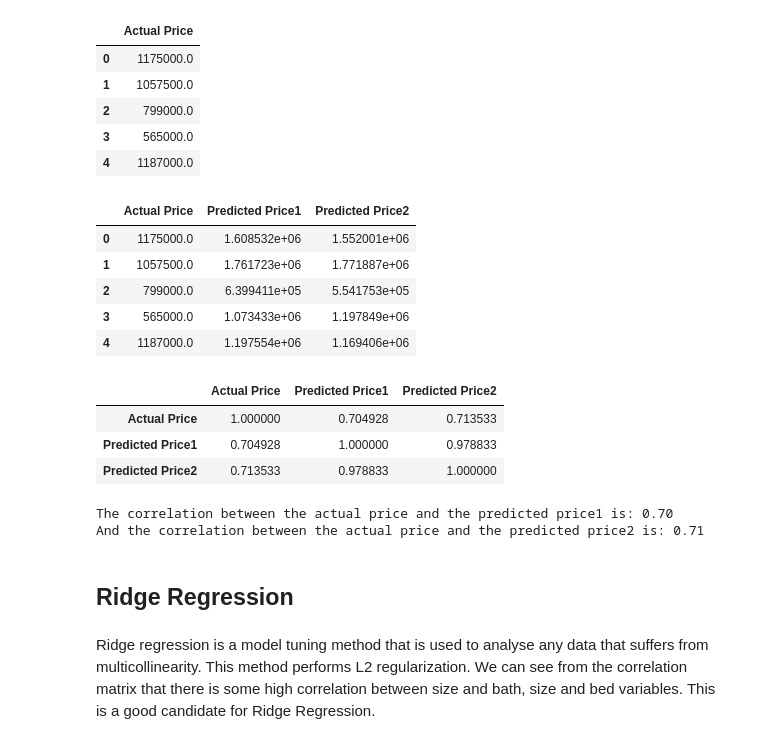
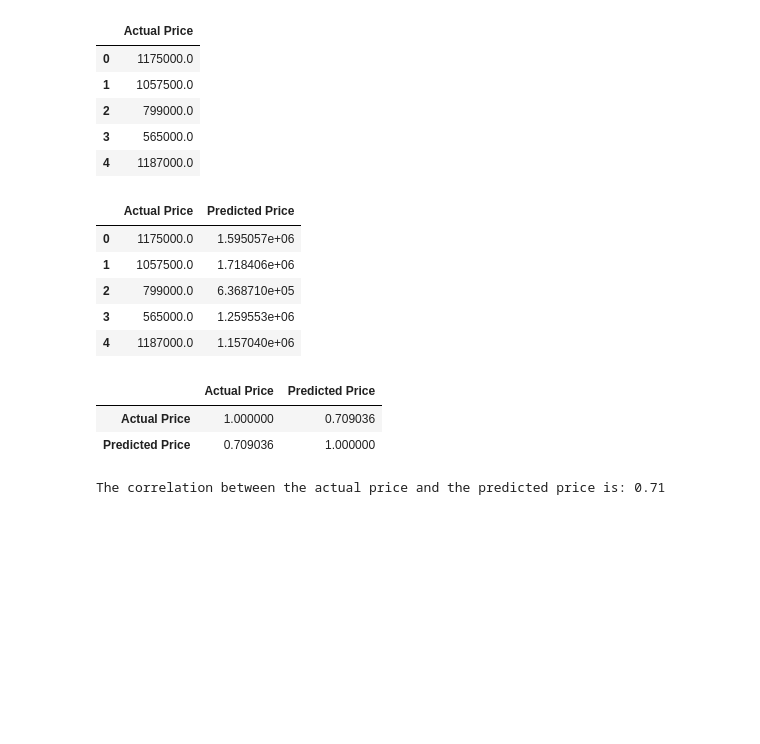
Before and after one commit to MedCoder001/Seattle_Home_Prices_Prediction, a Jupyter notebook: Model/Seattle_Home_Prices_Prediction.ipynb, the cells around one changed output. Saved outputs shown, nothing was run; the diff lists cells and outputs as text; code cells hidden in the pictures; blank space fills up the shorter version.

```diff
--- a/Seattle_Home_Prices_Prediction.ipynb
+++ b/Model/Seattle_Home_Prices_Prediction.ipynb
@@ -402,0 +455,7 @@ LinearRegression()
+# %%
+# Best algorithm is Linear regression model
+
+# Building a multiple regression model
+model = LinearRegression(fit_intercept=False)
+
+model.fit(X, y)
@@ -425,27 +487,0 @@ Variance score: 0.49
-# %%
-from sklearn.linear_model import LinearRegression
-from sklearn.model_selection import GridSearchCV
-from sklearn.metrics import mean_squared_error
-
-# Define the hyperparameter grid
-param_grid = {
-    'fit_intercept': [True, False]
-}
-
-# Define the model
-model2 = LinearRegression()
-
-# Define the grid search with cross-validation
-grid_search = GridSearchCV(estimator=model2, param_grid=param_grid, scoring='neg_mean_squared_error', cv=5)
-
-# Perform the grid search
-grid_search.fit(X, y)
-
-# Get the best model
-best_model = grid_search.best_estimator_
-
-# Evaluate the best model
-y_test = df_test['price']
-y_pred = best_model.predict(df_test[['beds', 'baths', 'size', 'lot_size', 'zip_code']])
-mse = mean_squared_error(y_test, y_pred)
-print("Best Model MSE:", mse)
@@ -454,4 +488,4 @@ Best Model MSE: 187608301496.0876
 # %%
-y_hat_df = pd.DataFrame(y_hat, columns=['Predicted Price1'])
+y_hat_df = pd.DataFrame(y_hat, columns=['Predicted Price'])
 y_hat_df.head()
 # %% [output]
@@ -482,29 +506,23 @@ y_test_df.head()
 | 3 | 565000.0 |
 | 4 | 1187000.0 |
 # %%
-y_y_hat_y_pred = pd.concat([y_test_df, y_hat_df, y_pred_df], axis=1)
-y_y_hat_y_pred.head()
+y_test_y_hat = pd.concat([y_test_df, y_hat_df], axis=1)
+y_test_y_hat.head()
 # %% [output]
-|  | Actual Price | Predicted Price1 | Predicted Price2 |
-| 0 | 1175000.0 | 1.608532e+06 | 1.552001e+06 |
-| 1 | 1057500.0 | 1.761723e+06 | 1.771887e+06 |
-| 2 | 799000.0 | 6.399411e+05 | 5.541753e+05 |
-| 3 | 565000.0 | 1.073433e+06 | 1.197849e+06 |
-| 4 | 1187000.0 | 1.197554e+06 | 1.169406e+06 |
+|  | Actual Price | Predicted Price |
+| 0 | 1175000.0 | 1.595057e+06 |
+| 1 | 1057500.0 | 1.718406e+06 |
+| 2 | 799000.0 | 6.368710e+05 |
+| 3 | 565000.0 | 1.259553e+06 |
+| 4 | 1187000.0 | 1.157040e+06 |
 # %%
-price_corr = y_y_hat_y_pred.corr()
+price_corr = y_test_y_hat.corr()
 price_corr
 # %% [output]
-|  | Actual Price | Predicted Price1 | Predicted Price2 |
-| Actual Price | 1.000000 | 0.704928 | 0.713533 |
-| Predicted Price1 | 0.704928 | 1.000000 | 0.978833 |
-| Predicted Price2 | 0.713533 | 0.978833 | 1.000000 |
+|  | Actual Price | Predicted Price |
+| Actual Price | 1.000000 | 0.709036 |
+| Predicted Price | 0.709036 | 1.000000 |
 # %%
-print('The correlation between the actual price and the predicted price1 is: %.2f' % price_corr.iloc[0, 1], '\n' 'And the correlation between the actual price and the predicted price2 is: %.2f' % price_corr.iloc[0, 2])
+print('The correlation between the actual price and the predicted price is: %.2f' % price_corr.iloc[0, 1])
 # %% [output]
-The correlation between the actual price and the predicted price1 is: 0.70
-And the correlation between the actual price and the predicted price2 is: 0.71
+The correlation between the actual price and the predicted price is: 0.71
-# %% [markdown]
-## Ridge Regression
-# %% [markdown]
-Ridge regression is a model tuning method that is used to analyse any data that suffers from multicollinearity. This method performs L2 regularization. We can see from the correlation matrix that there is some high correlation between size and bath, size and bed variables. This is a good candidate for Ridge Regression.
```
Also changed, not shown: parts of 18 cells of this notebook, 5 other files.
